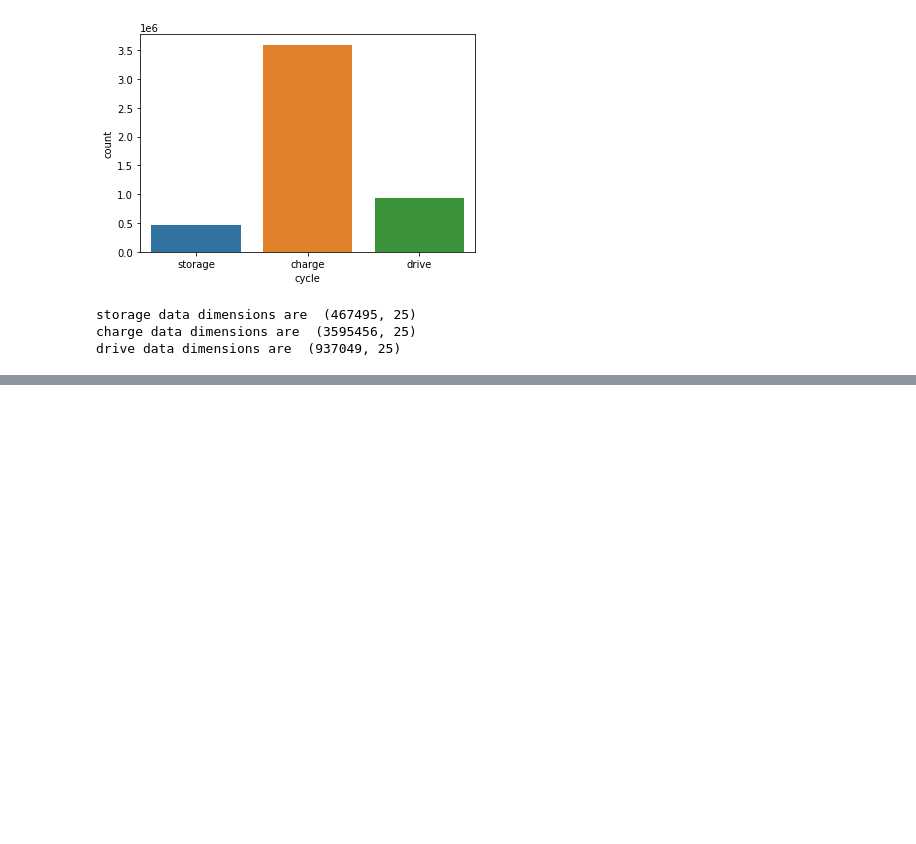
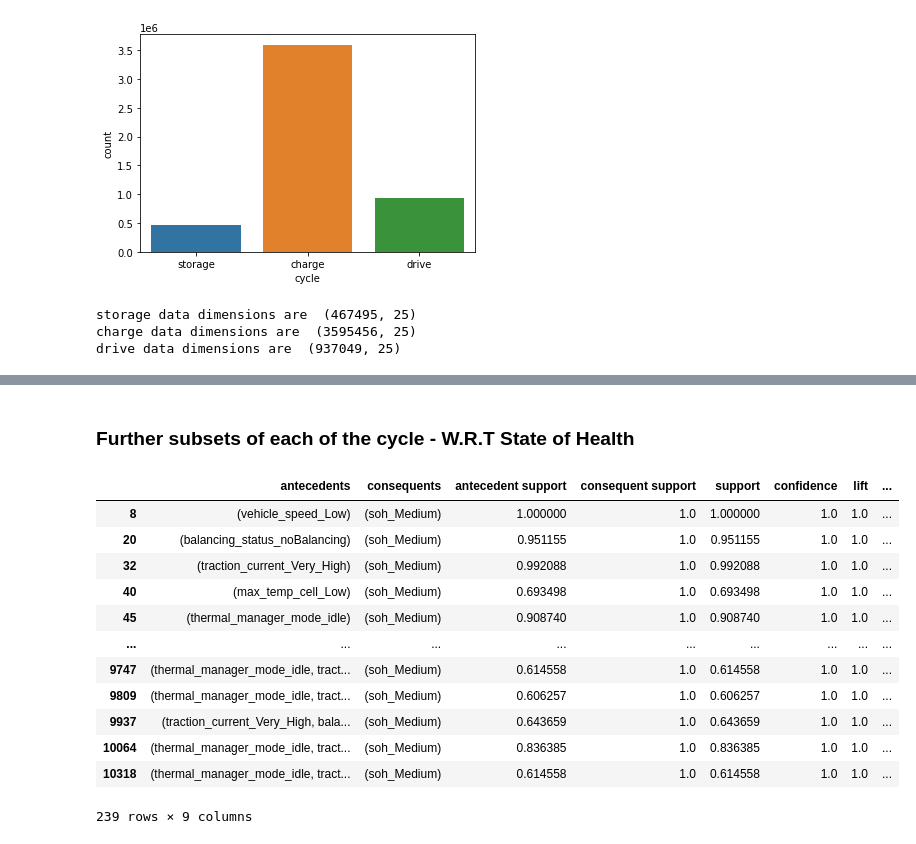
Before and after one commit to musman2012/ml-data_science, a Jupyter notebook: SOH_Prediction/Phase_II_ML_Final.ipynb, the cells around one changed output, grey strips where cells are left out. Cells and saved outputs as stored; diff of their text form; code cells hidden in the pictures; blank space fills up the shorter version.

```diff
--- a/SOH_Prediction/Phase_II_ML_Final.ipynb
+++ b/SOH_Prediction/Phase_II_ML_Final.ipynb
@@ -313,3 +311,34 @@ assoc_rules[(assoc_rules['antecedents'] == {'soh_Low'})]
 | 2 | (soh_Low) | (vehicle_speed_Low) | 0.784824 | 1.000000 | 0.784824 | 1.000000 | 1.000000 | ... |
 | 12 | (soh_Low) | (fast_charge_count_Low) | 0.784824 | 1.000000 | 0.784824 | 1.000000 | 1.000000 | ... |
 | 32 | (soh_Low) | (vehicle_speed_Low, fast_charge_c... | 0.784824 | 1.000000 | 0.784824 | 1.000000 | 1.000000 | ... |
+# %% [markdown]
+### Further subsets of each of the cycle - W.R.T State of Health
+# %%
+encoded_storage_sh = encoded_storage[encoded_storage['soh_Medium'] == 1]
+encoded_storage_sl = encoded_storage[encoded_storage['soh_Low'] == 1]
+# %%
+arm_storage_high = apriori(encoded_storage_sh, min_support = 0.6, use_colnames = True)
+
+assoc_rules_storage_high = association_rules(arm_storage_high, metric ="confidence", min_threshold = 0.8)
+assoc_rules_storage_high = assoc_rules_storage_high.sort_values(['confidence', 'lift'])
+
+arm_storage_low = apriori(encoded_storage_sl, min_support = 0.6, use_colnames = True)
+
+assoc_rules_storage_low = association_rules(arm_storage_low, metric ="confidence", min_threshold = 0.8)
+assoc_rules_storage_low = assoc_rules_storage_low.sort_values(['confidence', 'lift'])
+# %%
+assoc_rules_storage_high[(assoc_rules_storage_high['confidence'] > 0.75) & (assoc_rules_storage_high['consequents'] == {'soh_Medium'})]
+# %% [output]
+|  | antecedents | consequents | antecedent support | consequent support | support | confidence | lift | ... |
+| 8 | (vehicle_speed_Low) | (soh_Medium) | 1.000000 | 1.0 | 1.000000 | 1.0 | 1.0 | ... |
+| 20 | (balancing_status_noBalancing) | (soh_Medium) | 0.951155 | 1.0 | 0.951155 | 1.0 | 1.0 | ... |
+| 32 | (traction_current_Very_High) | (soh_Medium) | 0.992088 | 1.0 | 0.992088 | 1.0 | 1.0 | ... |
+| 40 | (max_temp_cell_Low) | (soh_Medium) | 0.693498 | 1.0 | 0.693498 | 1.0 | 1.0 | ... |
+| 45 | (thermal_manager_mode_idle) | (soh_Medium) | 0.908740 | 1.0 | 0.908740 | 1.0 | 1.0 | ... |
+| ... | ... | ... | ... | ... | ... | ... | ... | ... |
+| 9747 | (thermal_manager_mode_idle, tract... | (soh_Medium) | 0.614558 | 1.0 | 0.614558 | 1.0 | 1.0 | ... |
+| 9809 | (thermal_manager_mode_idle, tract... | (soh_Medium) | 0.606257 | 1.0 | 0.606257 | 1.0 | 1.0 | ... |
+| 9937 | (traction_current_Very_High, bala... | (soh_Medium) | 0.643659 | 1.0 | 0.643659 | 1.0 | 1.0 | ... |
+| 10064 | (thermal_manager_mode_idle, tract... | (soh_Medium) | 0.836385 | 1.0 | 0.836385 | 1.0 | 1.0 | ... |
+| 10318 | (thermal_manager_mode_idle, tract... | (soh_Medium) | 0.614558 | 1.0 | 0.614558 | 1.0 | 1.0 | ... |
+239 rows × 9 columns
```
Also changed, not shown: parts of 21 cells of this notebook.
